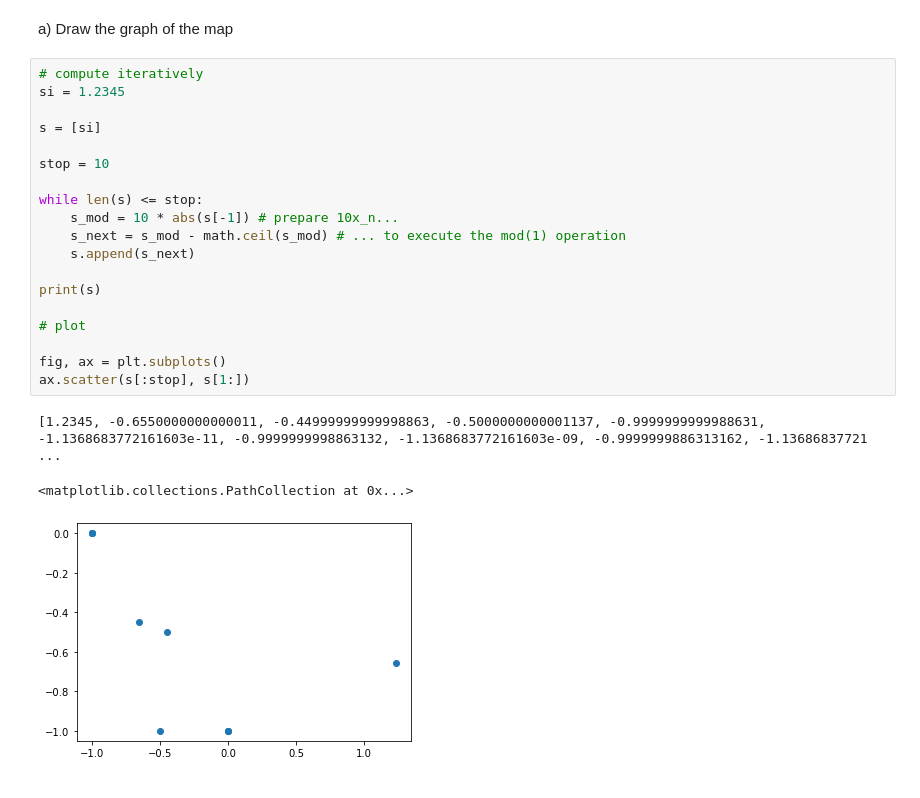
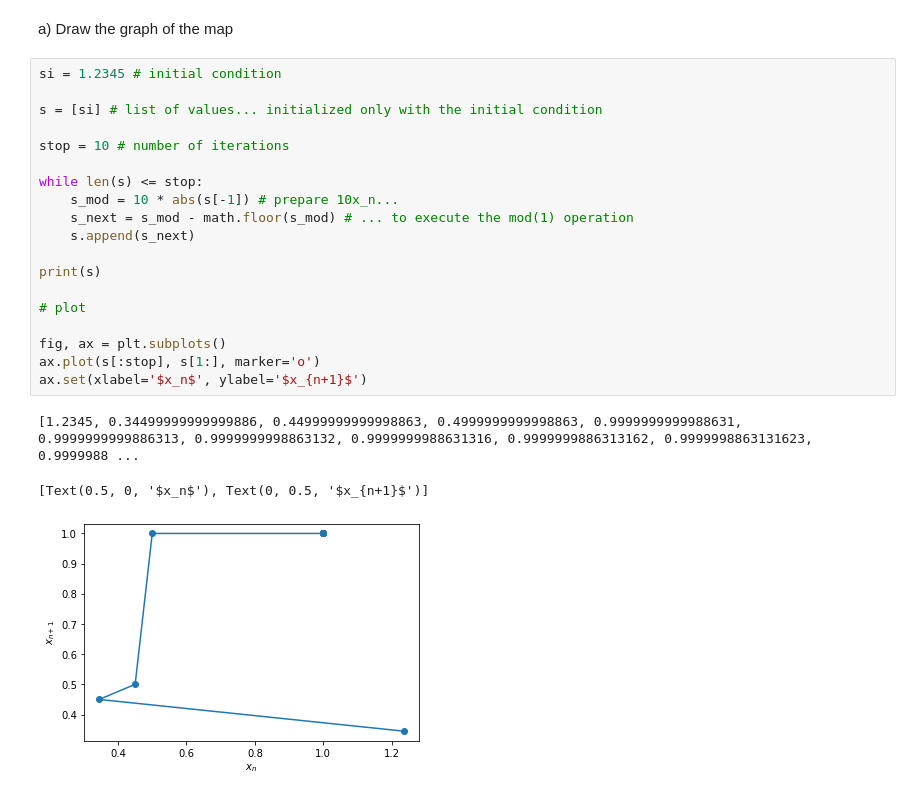
Before and after one commit to mimmphi/Physics-212, a Jupyter notebook: Untitled.ipynb, the cells around one changed output. Cells and saved outputs as stored; diff of their text form.

```diff
--- a/Untitled.ipynb
+++ b/Untitled.ipynb
@@ -11,25 +11,25 @@ $$x_{n+1} = 10 x_n  \mod(1)$$
 # %% [markdown]
 a) Draw the graph of the map
 # %%
-# compute iteratively
-si = 1.2345
+si = 1.2345 # initial condition
 
-s = [si]
+s = [si] # list of values... initialized only with the initial condition
 
-stop = 10
+stop = 10 # number of iterations
 
 while len(s) <= stop:
     s_mod = 10 * abs(s[-1]) # prepare 10x_n...
-    s_next = s_mod - math.ceil(s_mod) # ... to execute the mod(1) operation
+    s_next = s_mod - math.floor(s_mod) # ... to execute the mod(1) operation
     s.append(s_next)
 
 print(s)
 
 # plot
 
 fig, ax = plt.subplots()
-ax.scatter(s[:stop], s[1:])
+ax.plot(s[:stop], s[1:], marker='o')
+ax.set(xlabel='$x_n$', ylabel='$x_{n+1}$')
 # %% [output]
-[1.2345, -0.6550000000000011, -0.44999999999998863, -0.5000000000001137, -0.9999999999988631, -1.1368683772161603e-11, -0.9999999998863132, -1.1368683772161603e-09, -0.9999999886313162, -1.13686837721 ...
+[1.2345, 0.34499999999999886, 0.44999999999998863, 0.4999999999998863, 0.9999999999988631, 0.9999999999886313, 0.9999999998863132, 0.9999999988631316, 0.9999999886313162, 0.9999998863131623, 0.9999988 ...
-<matplotlib.collections.PathCollection at 0x...>
+[Text(0.5, 0, '$x_n$'), Text(0, 0.5, '$x_{n+1}$')]
-[figure, old version]
+[figure, new version]
```
Also changed, not shown: parts of 2 cells of this notebook.
